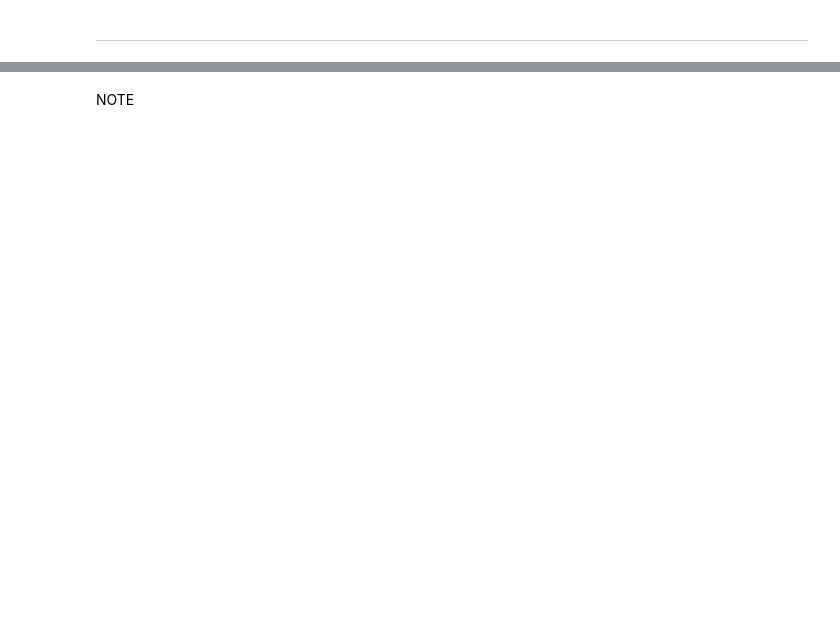
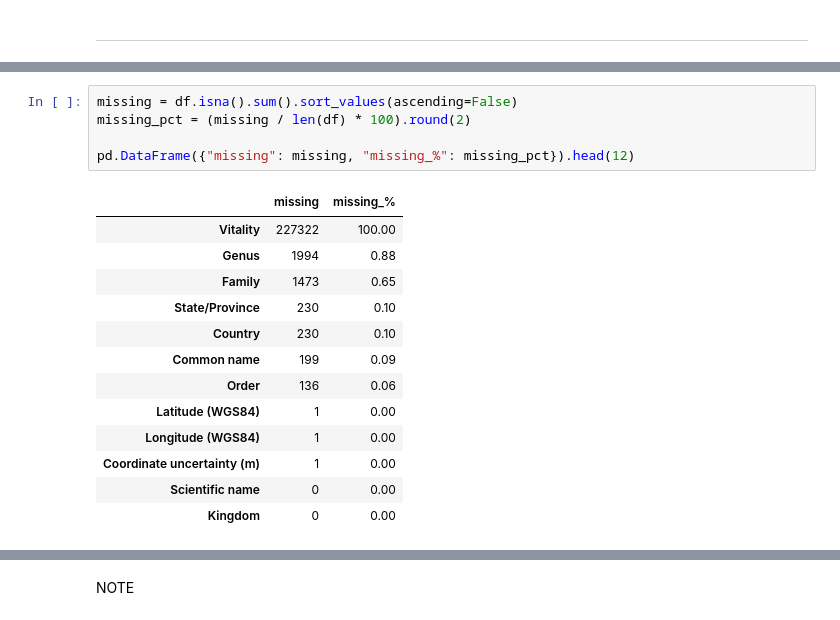
Before and after one commit to TomOverment/uk_animal_tracker, a Jupyter notebook: jupyter_notebooks/Notebook_Template.ipynb, the cells around one changed output, grey strips where cells are left out. Drawn from its saved outputs; the diff is of its cells as text; blank space fills up the shorter version.

```diff
--- a/jupyter_notebooks/Notebook_Template.ipynb
+++ b/jupyter_notebooks/Notebook_Template.ipynb
@@ -99,0 +141,19 @@ for p in Path("..").rglob("*.csv"):
+# %%
+missing = df.isna().sum().sort_values(ascending=False)
+missing_pct = (missing / len(df) * 100).round(2)
+
+pd.DataFrame({"missing": missing, "missing_%": missing_pct}).head(12)
+# %% [output]
+|  | missing | missing_% |
+| Vitality | 227322 | 100.00 |
+| Genus | 1994 | 0.88 |
+| Family | 1473 | 0.65 |
+| State/Province | 230 | 0.10 |
+| Country | 230 | 0.10 |
+| Common name | 199 | 0.09 |
+| Order | 136 | 0.06 |
+| Latitude (WGS84) | 1 | 0.00 |
+| Longitude (WGS84) | 1 | 0.00 |
+| Coordinate uncertainty (m) | 1 | 0.00 |
+| Scientific name | 0 | 0.00 |
+| Kingdom | 0 | 0.00 |
```
Also changed, not shown: parts of 16 cells of this notebook.
